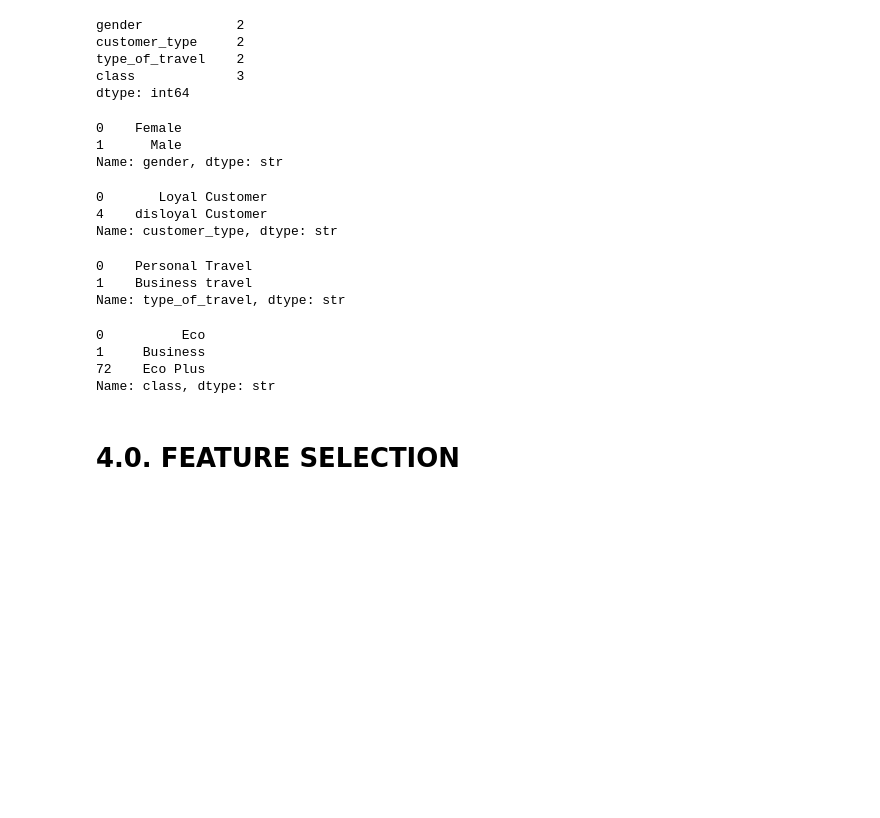
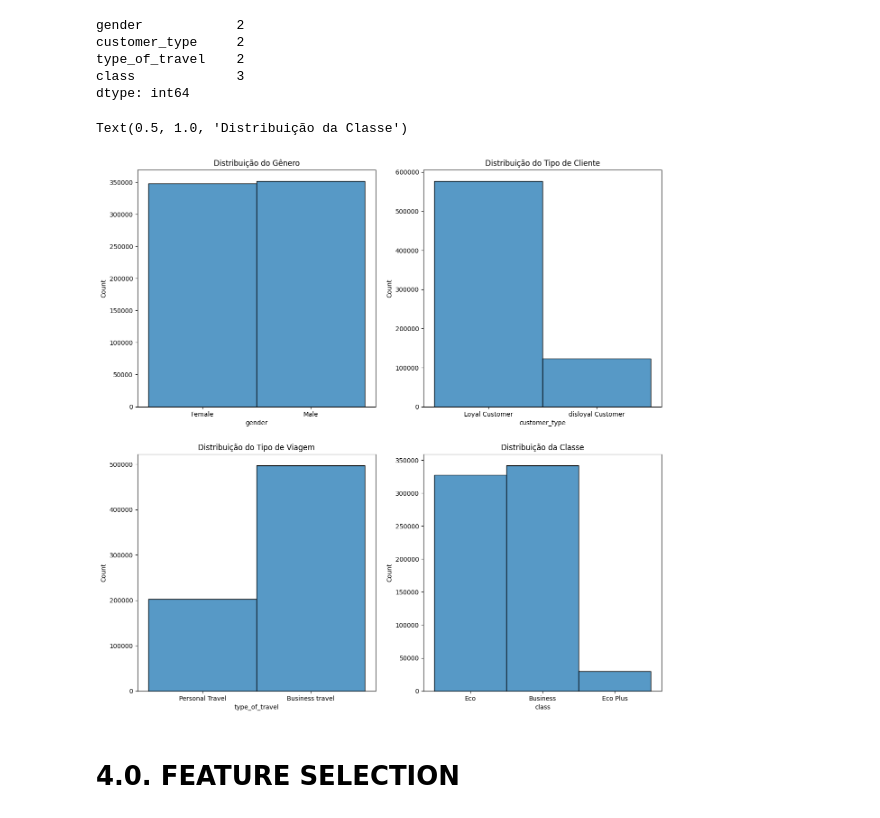
Before and after one commit to Data-Projects1/airline_satisfaction, a Jupyter notebook: notebooks/02.analise_satisf-validacao_hipoteses.ipynb, the cells around one changed output. Saved outputs shown, nothing was run; the diff lists cells and outputs as text; code cells hidden in the pictures; blank space fills up the shorter version.

Commit message:
Histograma variáveis categóricas

```diff
--- a/notebooks/02.analise_satisf-validacao_hipoteses.ipynb
+++ b/notebooks/02.analise_satisf-validacao_hipoteses.ipynb
@@ -534,35 +534,29 @@ customer_type     2
 type_of_travel    2
 class             3
 dtype: int64
-# %%
-# Tipo de resposta da variável gênero
-df2['gender'].drop_duplicates()
-# %% [output]
-0    Female
-1      Male
-Name: gender, dtype: str
-# %%
-# Tipo de resposta da variável tipo de cliente
-df2['customer_type'].drop_duplicates()
-# %% [output]
-0       Loyal Customer
-4    disloyal Customer
-Name: customer_type, dtype: str
-# %%
-# Tipo de resposta da variável tipo de viagem
-df2['type_of_travel'].drop_duplicates()
-# %% [output]
-0    Personal Travel
-1    Business travel
-Name: type_of_travel, dtype: str
-# %%
-# Tipo de resposta da variável classe
-df2['class'].drop_duplicates()
-# %% [output]
-0          Eco
-1     Business
-72    Eco Plus
-Name: class, dtype: str
+# %%
+# Criar uma figura com 2 linhas e 2 colunas
+fig, axes = plt.subplots(2, 2, figsize=(15, 15))
+
+
+# Histograma de Gênero
+sns.histplot(df2['gender'], ax=axes[0, 0])
+axes[0,0].set_title('Distribuição do Gênero')
+
+# Histograma de Tipo de Cliente
+sns.histplot(df2['customer_type'], ax=axes[0, 1])
+axes[0, 1].set_title('Distribuição do Tipo de Cliente')
+
+# Histograma de tipo de viagem
+sns.histplot(df2['type_of_travel'], ax=axes[1, 0])
+axes[1, 0].set_title('Distribuição do Tipo de Viagem')
+
+# Histograma de Classe
+sns.histplot(df2['class'], ax=axes[1, 1])
+axes[1, 1].set_title('Distribuição da Classe')
+# %% [output]
+Text(0.5, 1.0, 'Distribuição da Classe')
+[figure, added]
 # %% [markdown]
 # 4.0. FEATURE SELECTION
 # %%
```
Also changed, not shown: parts of 7 cells of this notebook.
